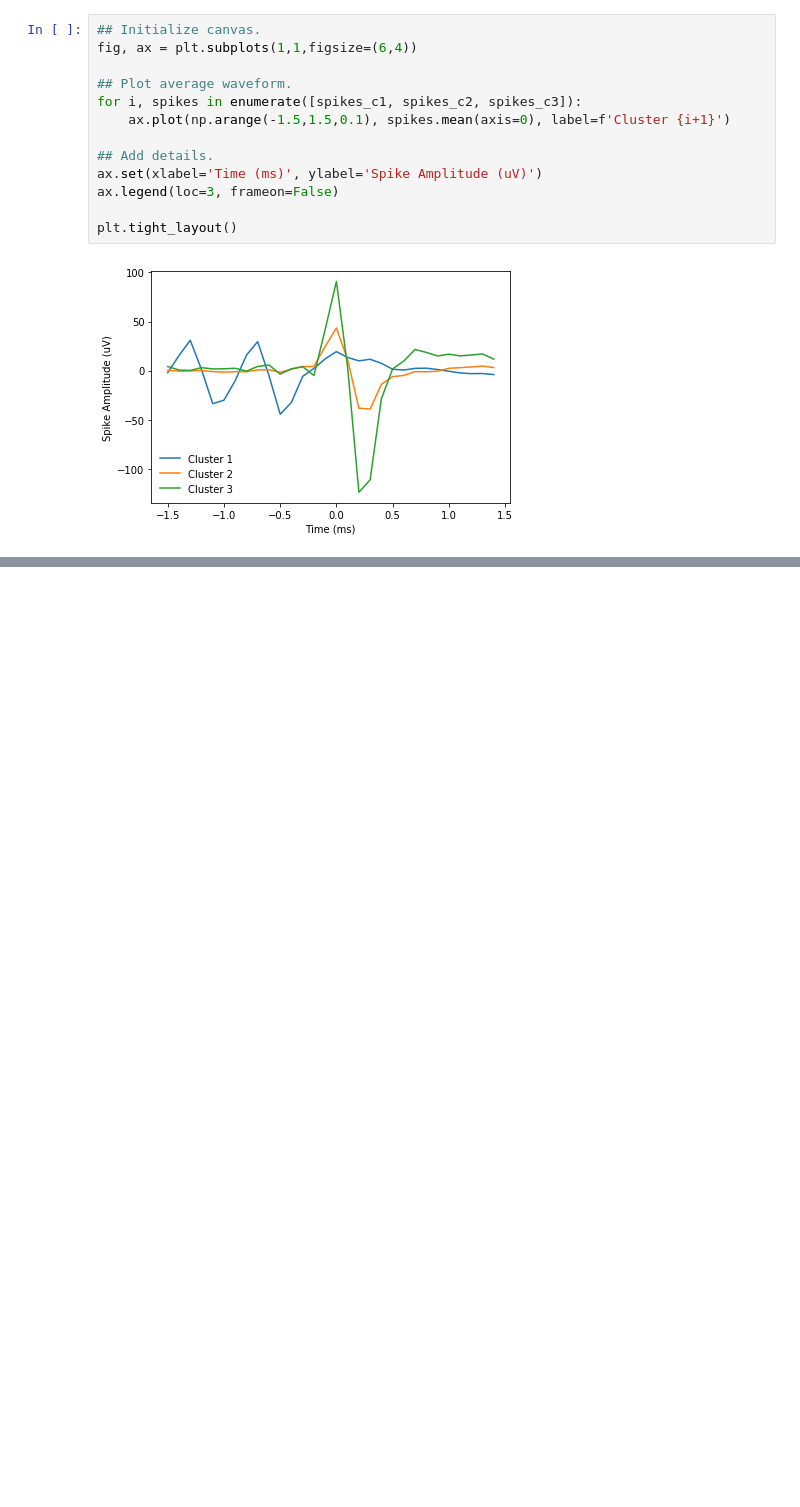
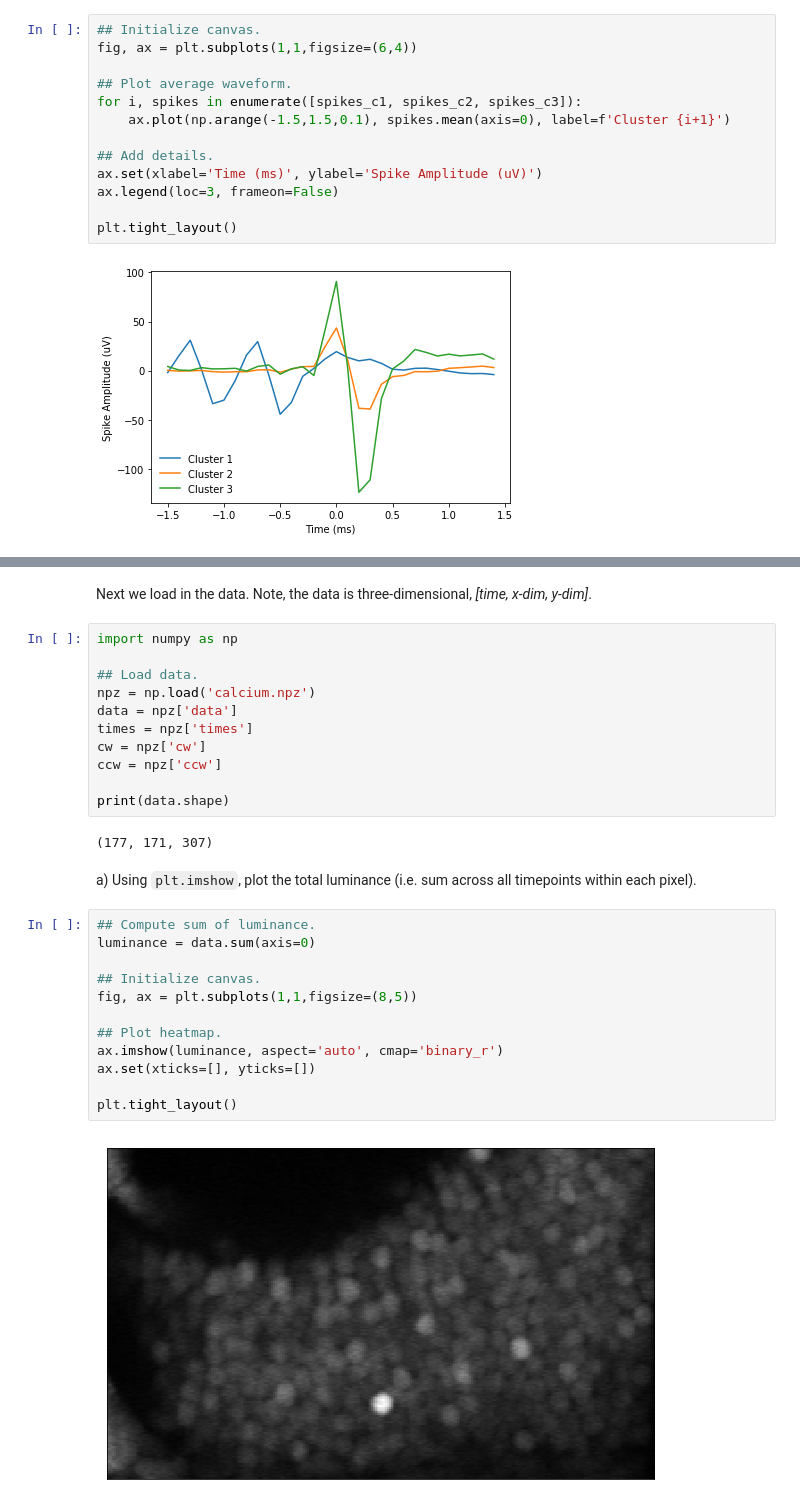
Before and after one commit to zashwood/pni_bootcamp_2019, a Jupyter notebook: day02/day02_solutions.ipynb, the cells around one changed output, grey strips where cells are left out. Cells and saved outputs as stored; diff of their text form; blank space fills up the shorter version.

```diff
--- a/day02/day02_solutions.ipynb
+++ b/day02/day02_solutions.ipynb
@@ -323,0 +338,31 @@ plt.tight_layout()
+# %% [markdown]
+Next we load in the data. Note, the data is three-dimensional, *[time, x-dim, y-dim]*.
+# %%
+import numpy as np
+
+## Load data.
+npz = np.load('calcium.npz')
+data = npz['data']
+times = npz['times']
+cw = npz['cw']
+ccw = npz['ccw']
+
+print(data.shape)
+# %% [output]
+(177, 171, 307)
+# %% [markdown]
+a) Using `plt.imshow`, plot the total luminance (i.e. sum across all timepoints within each pixel).
+# %%
+## Compute sum of luminance.
+luminance = data.sum(axis=0)
+
+## Initialize canvas.
+fig, ax = plt.subplots(1,1,figsize=(8,5))
+
+## Plot heatmap.
+ax.imshow(luminance, aspect='auto', cmap='binary_r')
+ax.set(xticks=[], yticks=[])
+
+plt.tight_layout()
+# %% [output]
+[figure, added]
```
Also changed, not shown: parts of 17 cells of this notebook, 4 other files.
